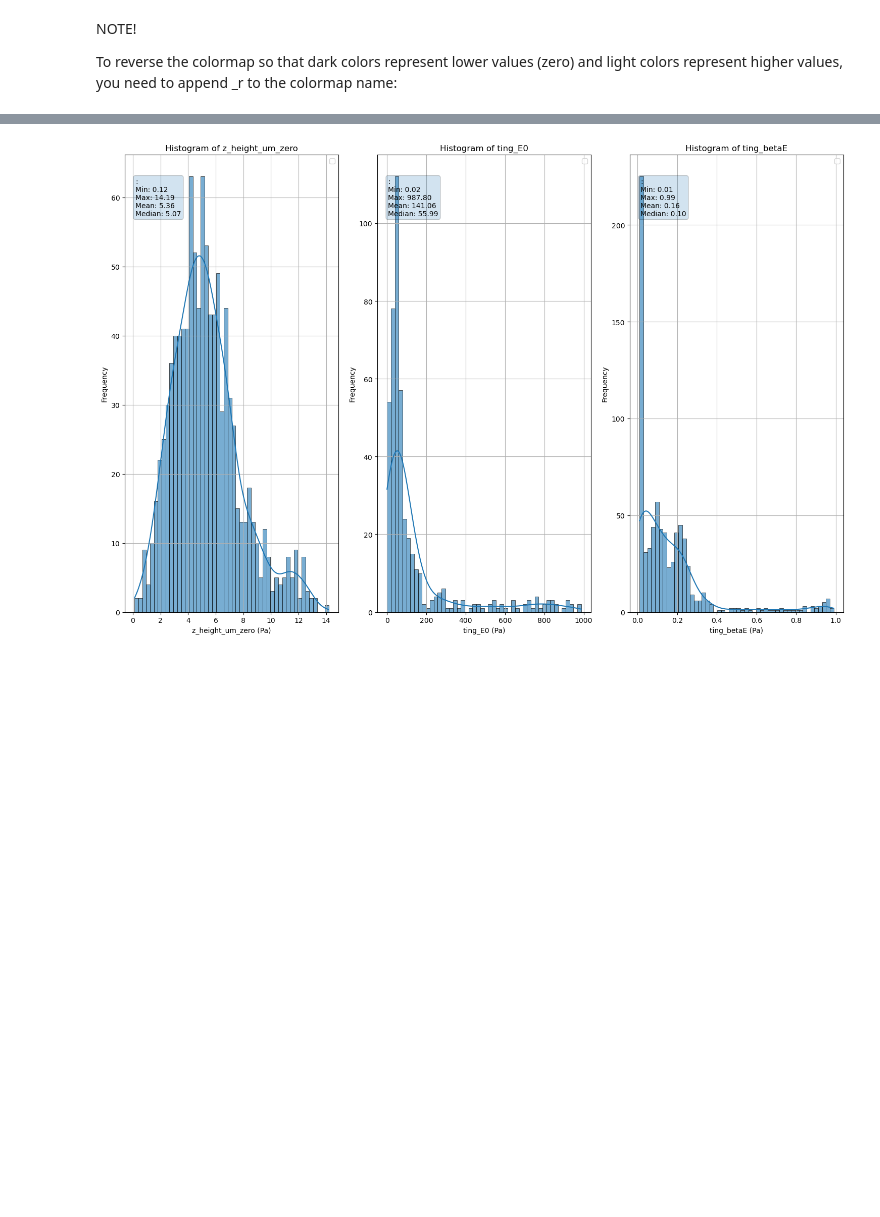
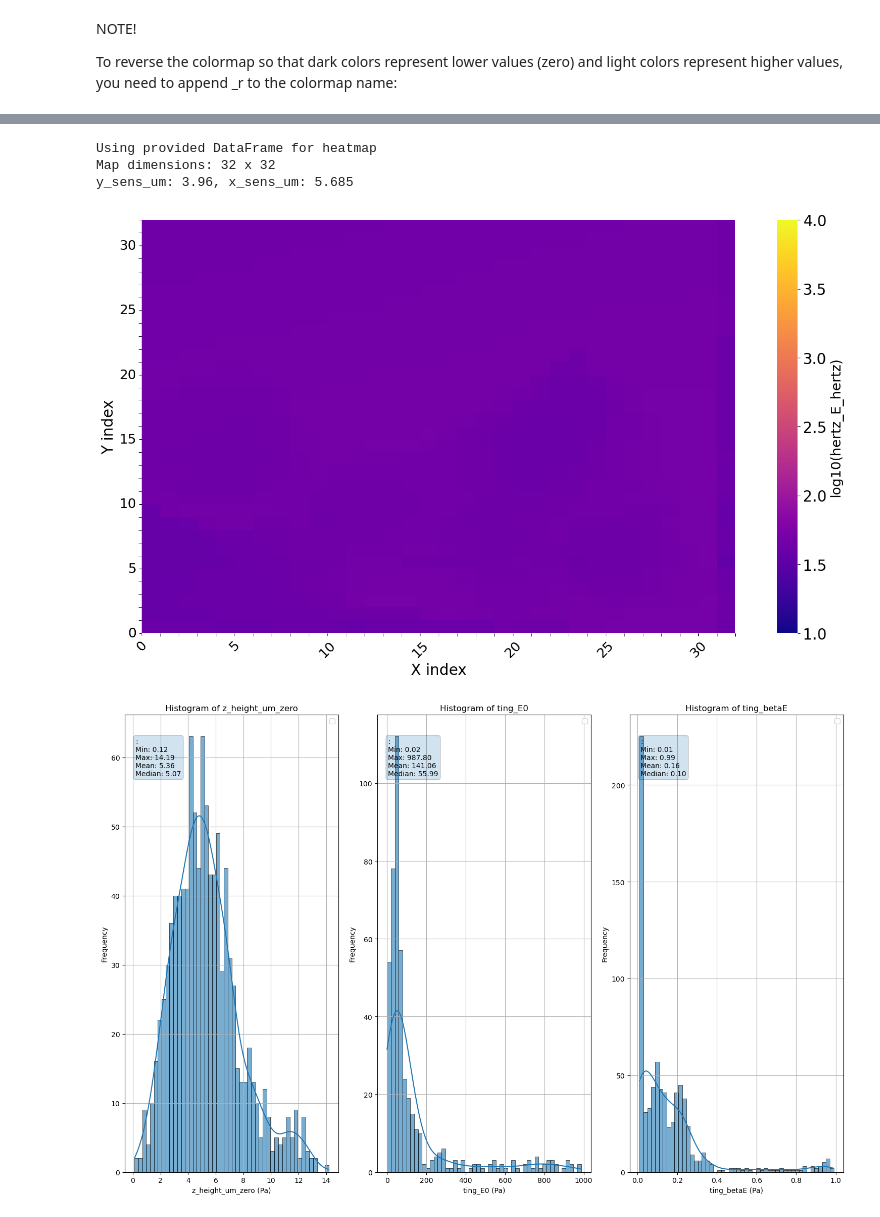
Before and after one commit to enzovill94/PyFMGUI_DyNaMo_tdms, a Jupyter notebook: notebook/mapping/ctc_44_analysis.ipynb, the cells around one changed output, grey strips where cells are left out. Drawn from its saved outputs; the diff is of its cells as text; code cells hidden in the pictures; blank space fills up the shorter version.

```diff
--- a/notebook/mapping/ctc_44_analysis.ipynb
+++ b/notebook/mapping/ctc_44_analysis.ipynb
@@ -276,3 +276,13 @@ y_sens_um: 3.96, x_sens_um: 5.685
+# %%
+_ = maps.create_log_heatmap(df_merged_tdms_copy,value_key = key_hertz, annot=False,
+                        save_svg=saveSVG, svg_path=os.path.join(svg_dir, f'log10_{key2}_{map_name}.svg'),
+                        cmap = 'plasma', nan=True, lastColFirst=lastColFirst, zmax = 10000, zmin =10
+                        )
+# %% [output]
+Using provided DataFrame for heatmap
+Map dimensions: 32 x 32
+y_sens_um: 3.96, x_sens_um: 5.685
+[figure, added]
 # %%
 # generate
 # key2 = "hertz_E"
```
Also changed, not shown: parts of 5 cells of this notebook, 17 other files.
